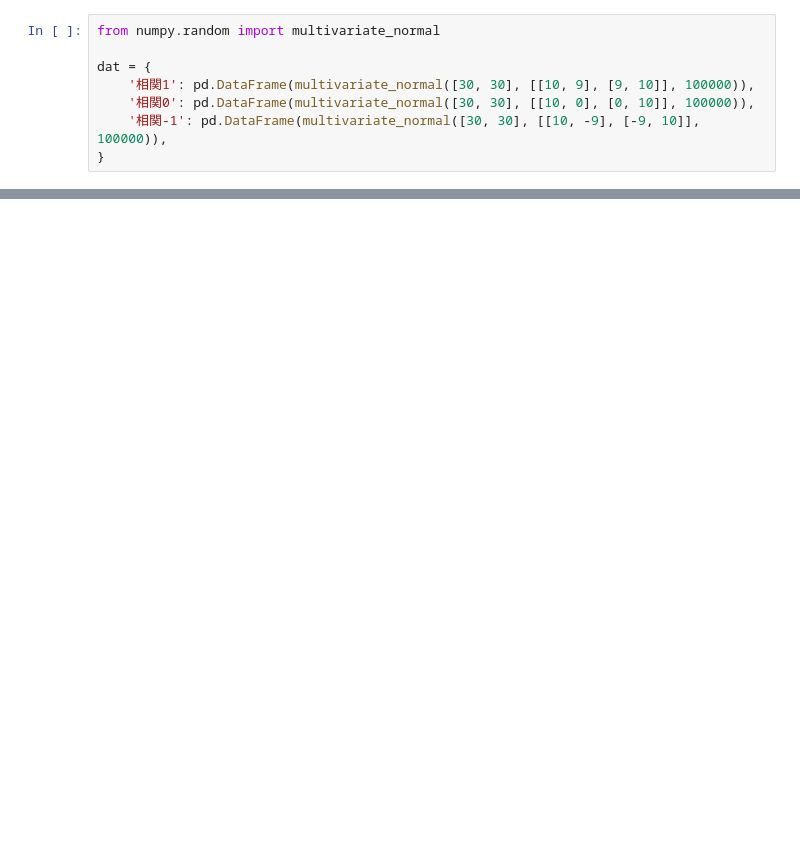
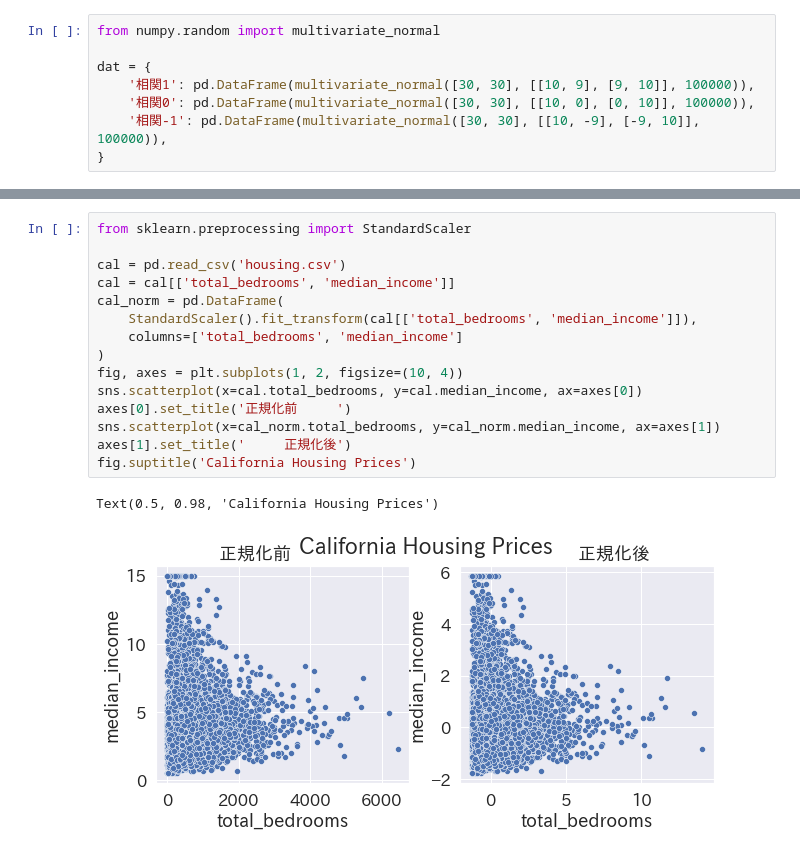
Before and after one commit to tetutaro/practical_application_ai, a Jupyter notebook: day01/resources/dists.ipynb, the cells around one changed output, grey strips where cells are left out. Drawn from its saved outputs; the diff is of its cells as text; blank space fills up the shorter version.

```diff
--- a/day01/resources/dists.ipynb
+++ b/day01/resources/dists.ipynb
@@ -68,0 +69,18 @@ Text(0.5, 1.0, '負の相関')
+# %%
+from sklearn.preprocessing import StandardScaler
+
+cal = pd.read_csv('housing.csv')
+cal = cal[['total_bedrooms', 'median_income']]
+cal_norm = pd.DataFrame(
+    StandardScaler().fit_transform(cal[['total_bedrooms', 'median_income']]),
+    columns=['total_bedrooms', 'median_income']
+)
+fig, axes = plt.subplots(1, 2, figsize=(10, 4))
+sns.scatterplot(x=cal.total_bedrooms, y=cal.median_income, ax=axes[0])
+axes[0].set_title('正規化前　　　')
+sns.scatterplot(x=cal_norm.total_bedrooms, y=cal_norm.median_income, ax=axes[1])
+axes[1].set_title('　　　正規化後')
+fig.suptitle('California Housing Prices')
+# %% [output]
+Text(0.5, 0.98, 'California Housing Prices')
+[figure, added]
```
Also changed, not shown: parts of 2 cells of this notebook, 9 other files.
